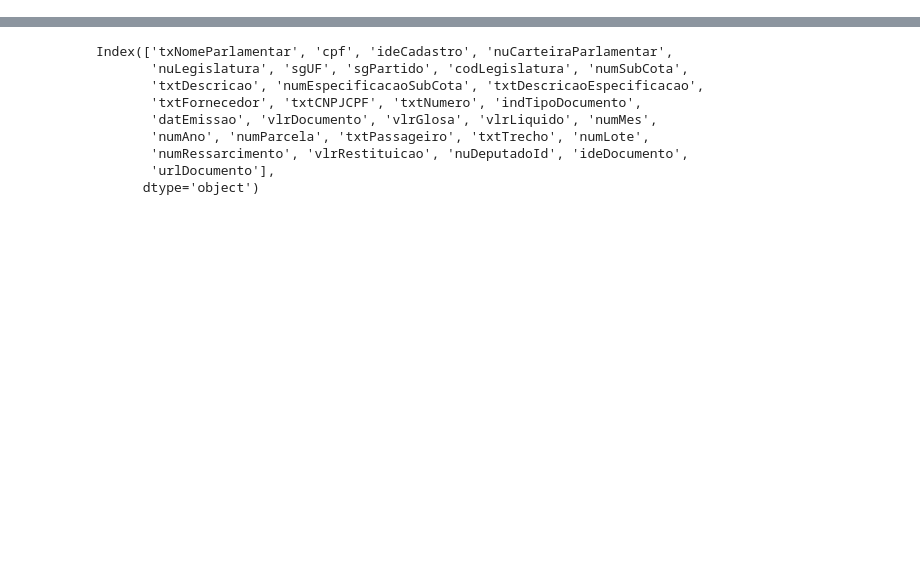
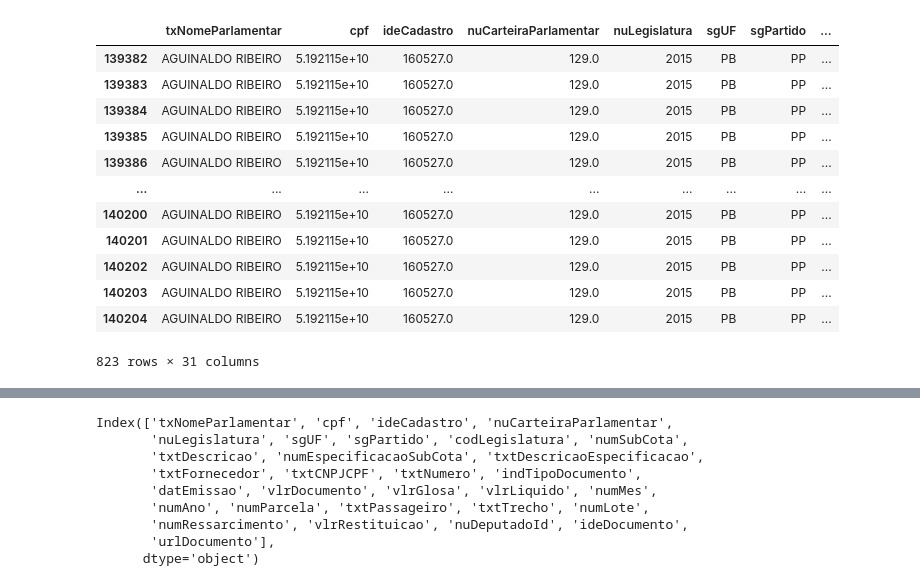
Before and after one commit to arthur-mts/beijo-de-moca, a Jupyter notebook: teste.ipynb, the cells around one changed output, grey strips where cells are left out. Cells and saved outputs as stored; diff of their text form; code cells hidden in the pictures; blank space fills up the shorter version.

```diff
--- a/teste.ipynb
+++ b/teste.ipynb
@@ -2,11 +2,27 @@
 from serenata_toolbox.datasets import Datasets
 import pandas as pd
 import requests
-path = "/tmp/serenata-data/"
+path = "/home/arthurmts/workspace/beijo-de-moca/data/"
 # %%
 df_2018 = pd.read_csv(path+"Ano-2018.csv", sep=';')
 df_senado_2019 = pd.read_csv(path+"federal-senate-2019.csv", sep=';', encoding='latin-1')
 df_senado_2018 = pd.read_csv(path+"federal-senate-2018.csv", sep=';', encoding='latin-1')
+# %%
+df_2018[df_2018['txNomeParlamentar']=='AGUINALDO RIBEIRO']
+# %% [output]
+|  | txNomeParlamentar | cpf | ideCadastro | nuCarteiraParlamentar | nuLegislatura | sgUF | sgPartido | ... |
+| 139382 | AGUINALDO RIBEIRO | 5.192115e+10 | 160527.0 | 129.0 | 2015 | PB | PP | ... |
+| 139383 | AGUINALDO RIBEIRO | 5.192115e+10 | 160527.0 | 129.0 | 2015 | PB | PP | ... |
+| 139384 | AGUINALDO RIBEIRO | 5.192115e+10 | 160527.0 | 129.0 | 2015 | PB | PP | ... |
+| 139385 | AGUINALDO RIBEIRO | 5.192115e+10 | 160527.0 | 129.0 | 2015 | PB | PP | ... |
+| 139386 | AGUINALDO RIBEIRO | 5.192115e+10 | 160527.0 | 129.0 | 2015 | PB | PP | ... |
+| ... | ... | ... | ... | ... | ... | ... | ... | ... |
+| 140200 | AGUINALDO RIBEIRO | 5.192115e+10 | 160527.0 | 129.0 | 2015 | PB | PP | ... |
+| 140201 | AGUINALDO RIBEIRO | 5.192115e+10 | 160527.0 | 129.0 | 2015 | PB | PP | ... |
+| 140202 | AGUINALDO RIBEIRO | 5.192115e+10 | 160527.0 | 129.0 | 2015 | PB | PP | ... |
+| 140203 | AGUINALDO RIBEIRO | 5.192115e+10 | 160527.0 | 129.0 | 2015 | PB | PP | ... |
+| 140204 | AGUINALDO RIBEIRO | 5.192115e+10 | 160527.0 | 129.0 | 2015 | PB | PP | ... |
+823 rows × 31 columns
 # %%
 senado_2019 = df_senado_2019.reset_index().set_index('level_2')
 senado_2019 = senado_2019.drop(columns=['level_0','level_1'])
```
Also changed, not shown: parts of 2 cells of this notebook, 2 other files.
